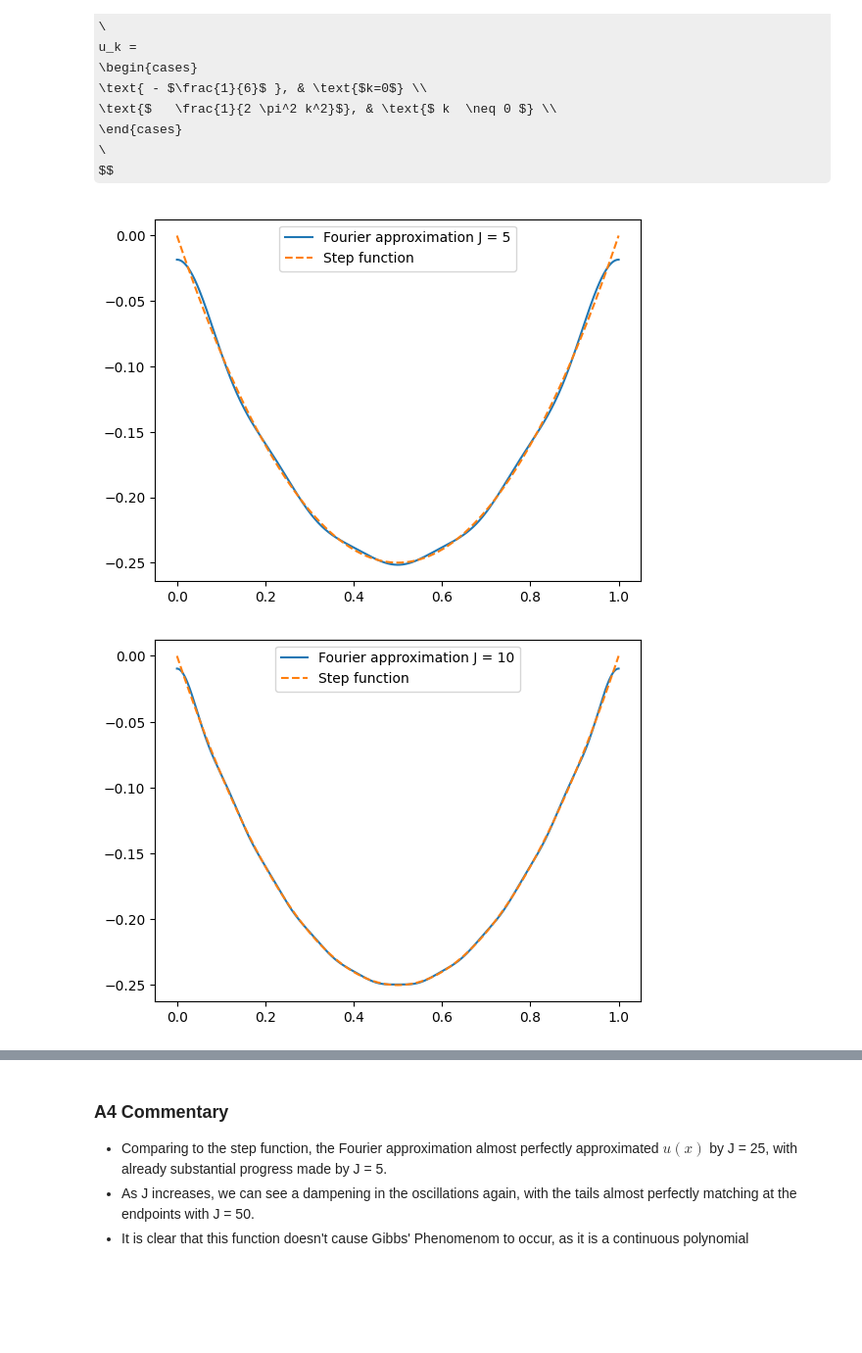
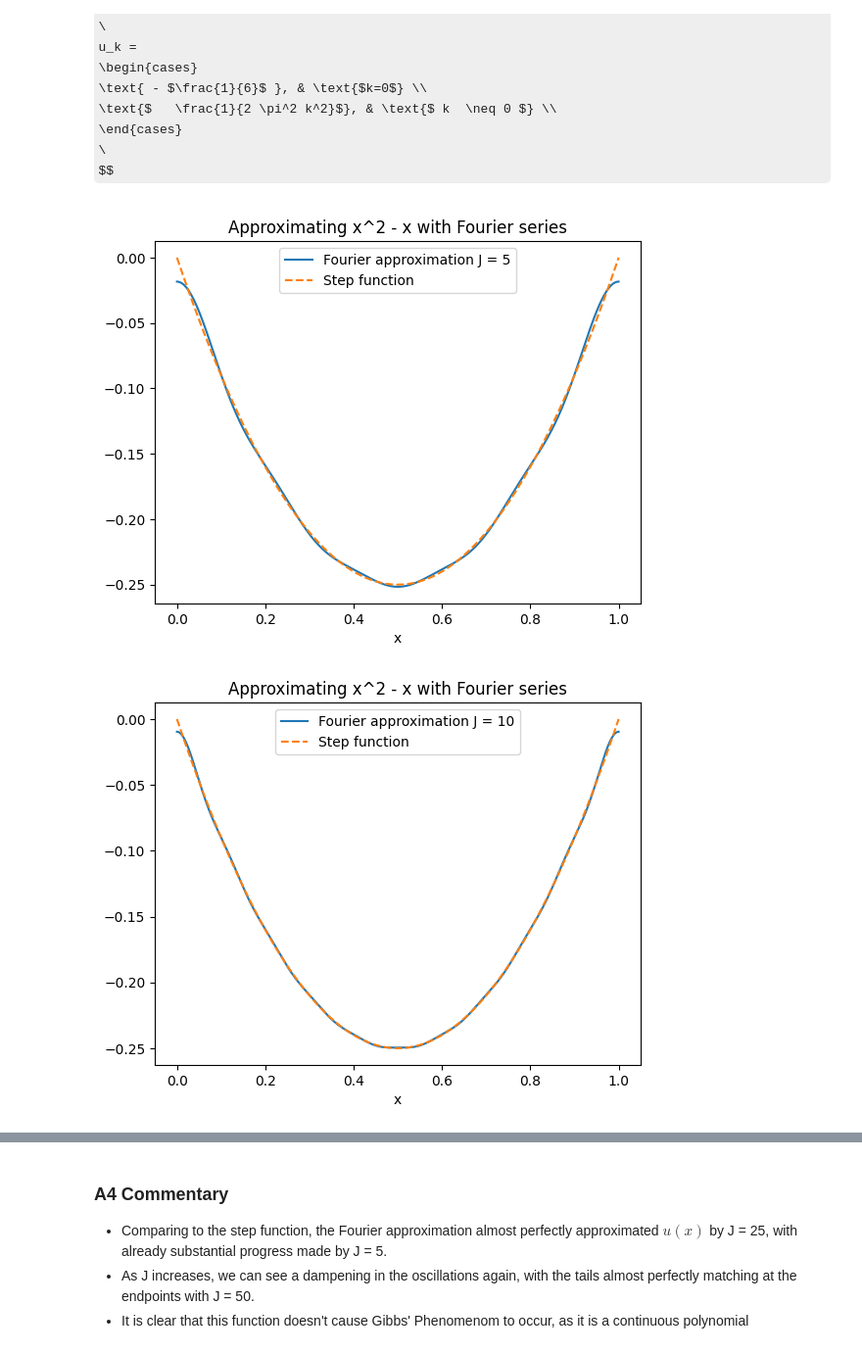
Before and after one commit to felixgalka/na-coursework, a Jupyter notebook: src/soln_fg551.ipynb, the cells around one changed output, grey strips where cells are left out. Shown at 98% size. Saved outputs shown, nothing was run; the diff lists cells and outputs as text; code cells hidden in the pictures; some formulas as TeX source; blank space fills up the shorter version.

```diff
--- a/src/soln_fg551.ipynb
+++ b/src/soln_fg551.ipynb
@@ -165,6 +167,7 @@ for j in J:
 	x, y = step_fn(j)
 	plt.plot(x, y, label="Fourier approximation")
 	plt.plot(x, step, linestyle="dashed", label="Step function")
-	plt.legend()
+	plt.xlabel("x"); plt.title("Approximating step function with Fourier series"); plt.legend()
 	plt.show()
+print()
 # %% [output]
@@ -261,33 +264,34 @@ import numpy as np
 def eval_uj(J, x):
 	uJ_x = 0
 	for k in range(-J, J + 1):
 		u_k = 0
 		if k == 0:
 			u_k = - 1/6
 		else:
 			u_k = 1 / ( (np.pi **2) * (k**2) * 2)
 		uJ_x += (u_k * np.exp(2 * np.pi * 1j * k * x))
 	return uJ_x
 
 def step_fn(J):
 	N=1000
 	grid=np.linspace(0,1,N)
 	uJ = []
 	for point in grid:
 		uJ.append(eval_uj(J, point).real)
 	return grid, uJ
 
 import matplotlib.pyplot as plt
 
 f = [x**2 - x for x in np.linspace(0,1,1000)]
 
 J = [5,10,25,50]
 for j in J:
 	x, y = step_fn(j)
 	plt.plot(x, y, label=f"Fourier approximation J = {j}")
 	plt.plot(x, f, linestyle="dashed", label="Step function")
-	plt.legend(loc="upper center")
+	plt.xlabel("x"); plt.title("Approximating x^2 - x with Fourier series"); plt.legend(loc="upper center")
 	plt.show()
+print()
 # %% [output]
-[figure, old version]
+[figure, new version]
-[figure, old version]
+[figure, new version]
```
Also changed, not shown: parts of 12 cells of this notebook.
